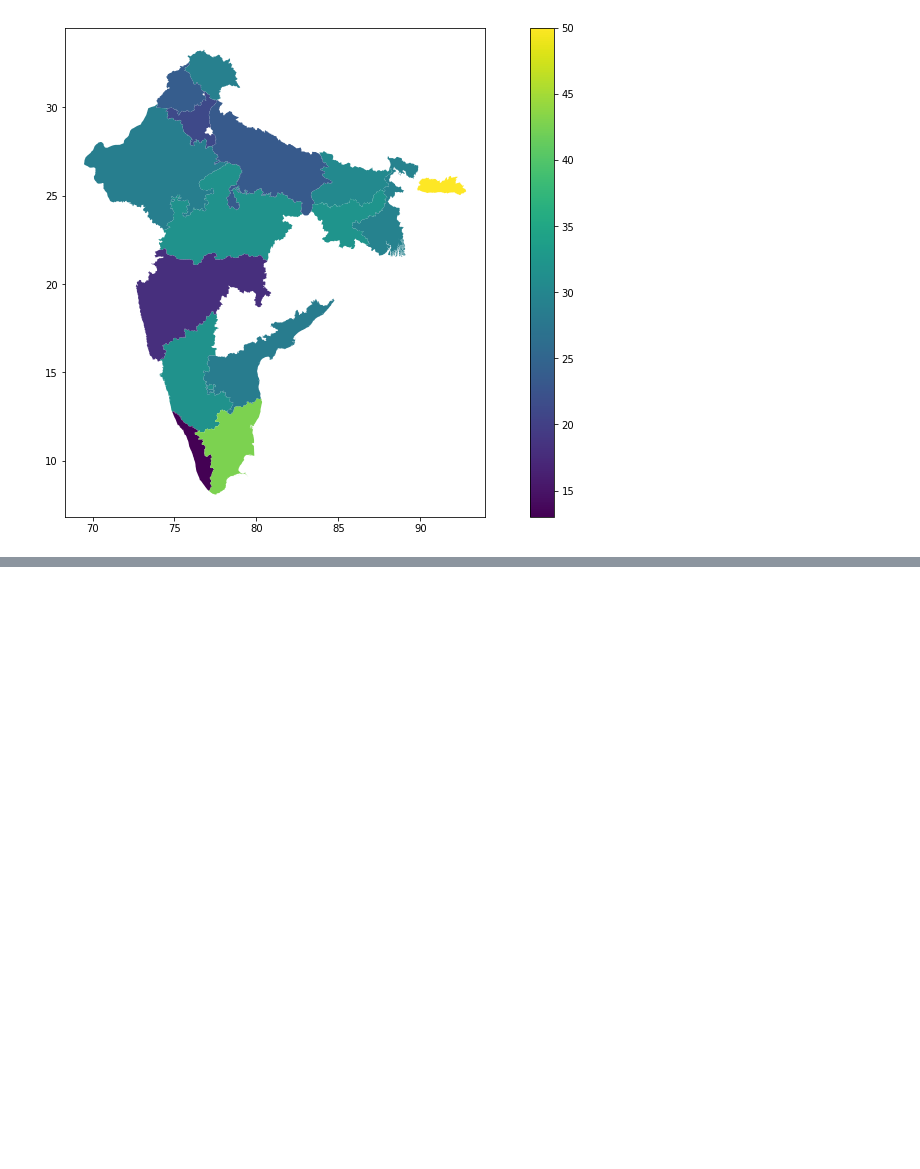
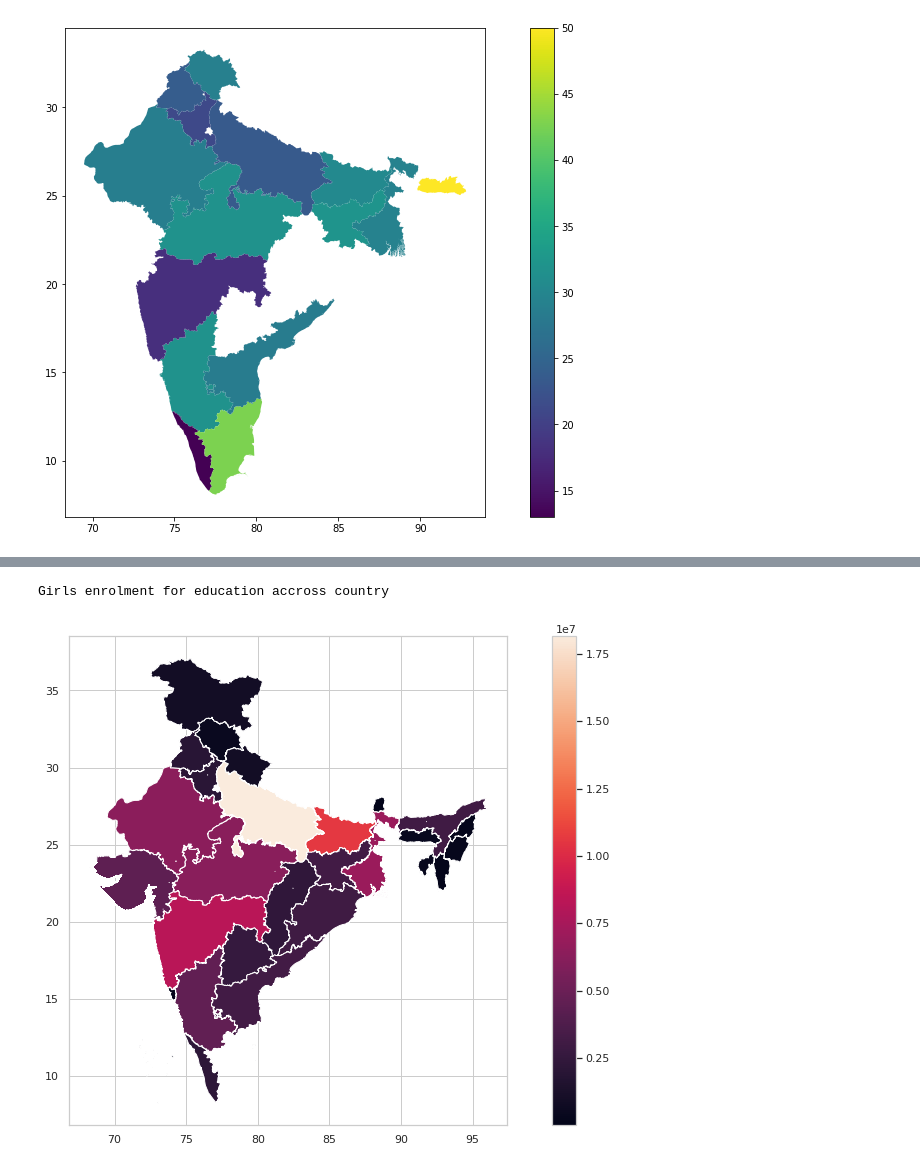
Before and after one commit to helloningshen/R-assignment, a Jupyter notebook: R.ipynb, the cells around one changed output, grey strips where cells are left out. Cells and saved outputs as stored; diff of their text form; code cells hidden in the pictures; blank space fills up the shorter version.

```diff
--- a/R.ipynb
+++ b/R.ipynb
@@ -136,0 +233,8 @@ Literacy rate for primary students in INDIA
+# %%
+merged_df = map_df.set_index('States/UTs').join(state_wise_girls.set_index('states'))
+print("Girls enrolment for education accross country")
+merged_df.plot('total_girls_enrolled', figsize = (16, 9), legend = True)
+plt.savefig("girls-enrolled.png")
+# %% [output]
+Girls enrolment for education accross country
+[figure, added]
```
Also changed, not shown: parts of 8 cells of this notebook, 5 other files.
